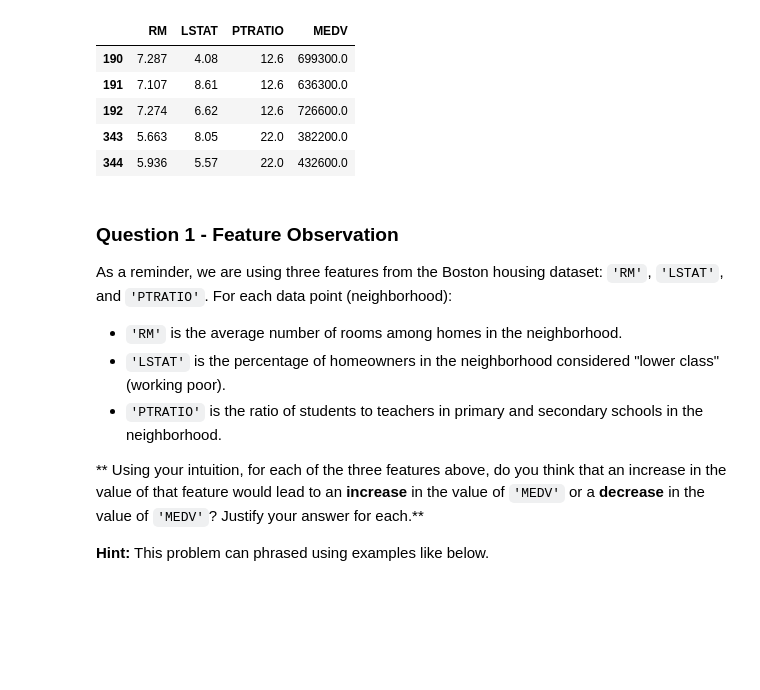
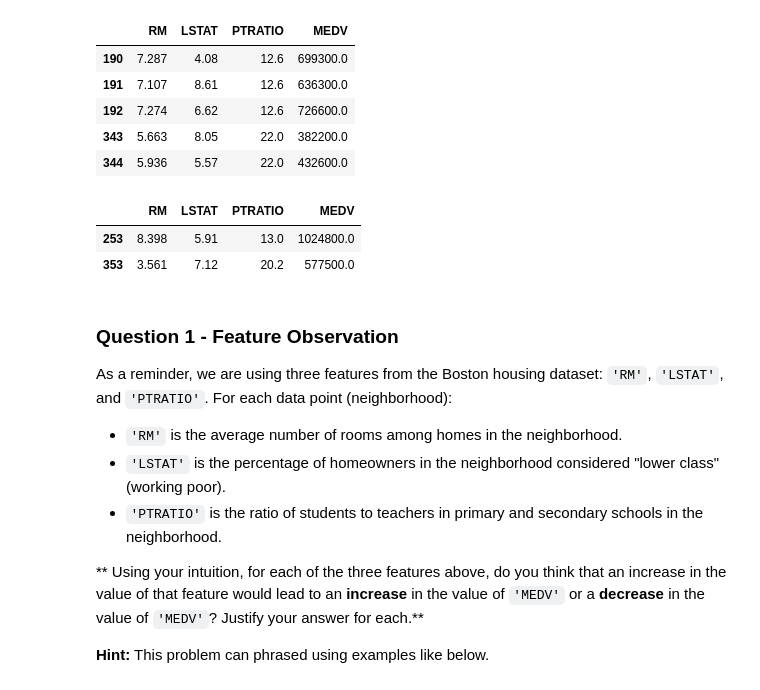
Before and after one commit to ronaldokun/Machine-Learning-Projects, a Jupyter notebook: projects/boston_housing/boston_housing.ipynb, the cells around one changed output. Drawn from its saved outputs; the diff is of its cells as text; code cells hidden in the pictures; blank space fills up the shorter version.

```diff
--- a/projects/boston_housing/boston_housing.ipynb
+++ b/projects/boston_housing/boston_housing.ipynb
@@ -95,6 +95,10 @@ min_ptratio =  data['PTRATIO'] == np.min(data['PTRATIO'])
 
 max_ptratio = data['PTRATIO'] == np.max(data['PTRATIO'])
 
+min_rm = data['RM'] == np.min(data['RM'])
+
+max_rm = data['RM'] == np.max(data['RM'])
+
 data[min_lstat | max_lstat]
 # %% [output]
 |  | RM | LSTAT | PTRATIO | MEDV |
@@ -109,6 +113,12 @@ data[min_ptratio | max_ptratio]
 | 192 | 7.274 | 6.62 | 12.6 | 726600.0 |
 | 343 | 5.663 | 8.05 | 22.0 | 382200.0 |
 | 344 | 5.936 | 5.57 | 22.0 | 432600.0 |
+# %%
+data[min_rm | max_rm]
+# %% [output]
+|  | RM | LSTAT | PTRATIO | MEDV |
+| 253 | 8.398 | 5.91 | 13.0 | 1024800.0 |
+| 353 | 3.561 | 7.12 | 20.2 | 577500.0 |
 # %% [markdown]
 ### Question 1 - Feature Observation
 As a reminder, we are using three features from the Boston housing dataset: `'RM'`, `'LSTAT'`, and `'PTRATIO'`. For each data point (neighborhood):
```
Also changed, not shown: parts of 17 cells of this notebook, 1 other file.
